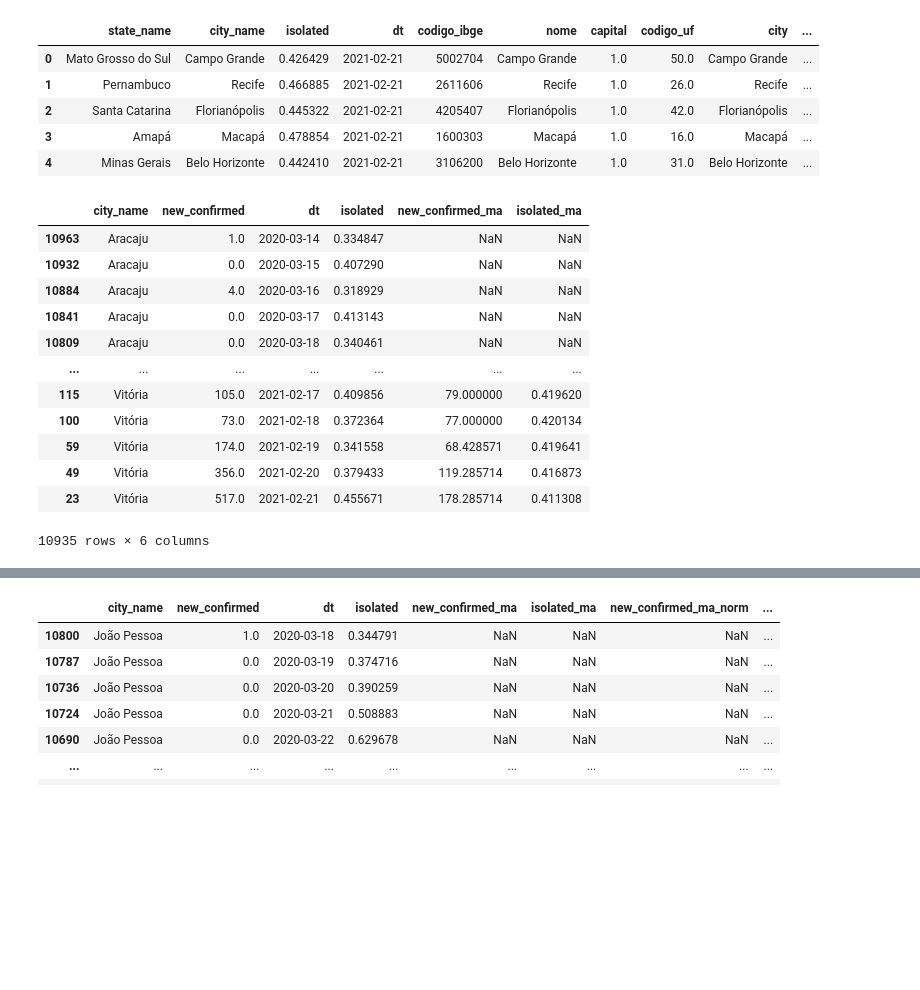
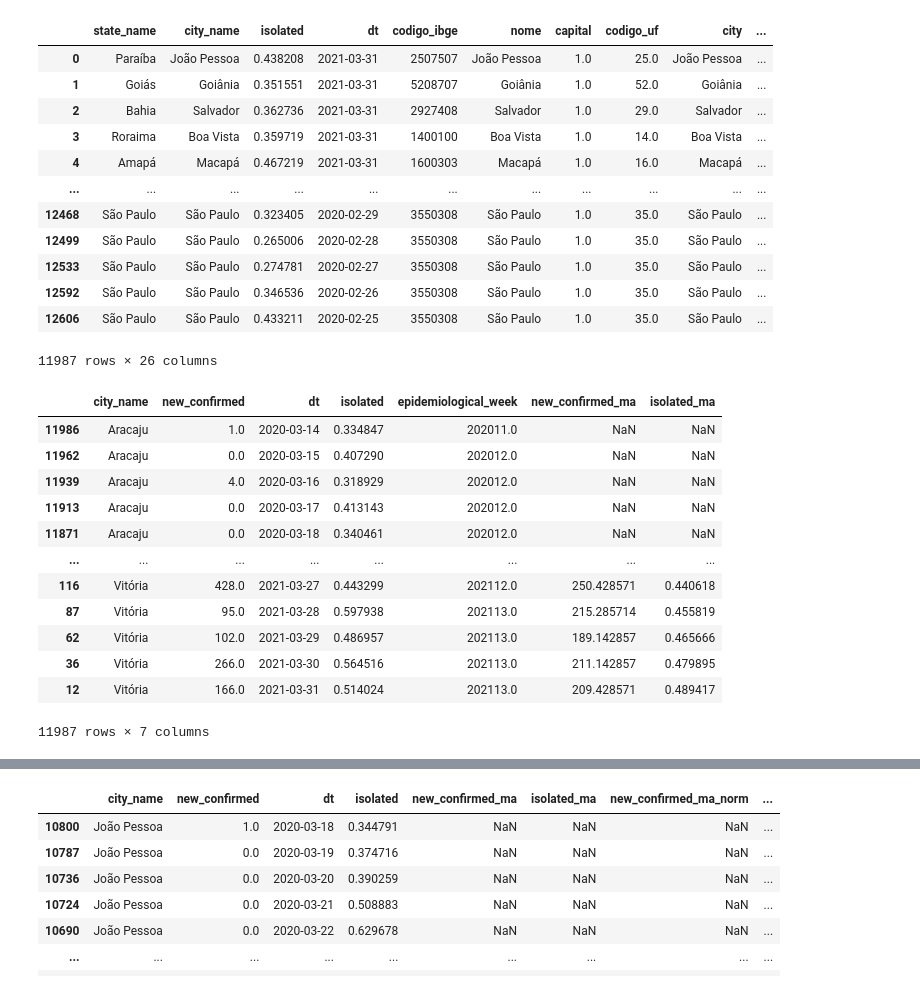
Before and after one commit to mirianbatista/covid-fatores, a Jupyter notebook: covid_isolamento_capitais.ipynb, the cells around one changed output, grey strips where cells are left out. Cells and saved outputs as stored; diff of their text form; code cells hidden in the pictures; blank space fills up the shorter version.

```diff
--- a/covid_isolamento_capitais.ipynb
+++ b/covid_isolamento_capitais.ipynb
@@ -19,8 +19,9 @@ token = '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'
 github_session = requests.Session()
 github_session.auth = (username, token)
 url = "https://raw.githubusercontent.com/mirianbatista/tcc/master/Social%20Distancing%20Index%20by%20Cities.csv?token=AEB5Z32ILZOHSRH5XEPFTATAWVHRA"
-download = github_session.get(url).content
-mob = pd.read_csv(io.StringIO(download.decode('utf-8')), parse_dates=["dt"])
+#download = github_session.get(url).content
+#mob = pd.read_csv(io.StringIO(download.decode('utf-8')), parse_dates=["dt"])
+mob = pd.read_csv("https://raw.githubusercontent.com/mirianbatista/tcc/master/Social%20Distancing%20Index%20by%20Cities.csv", parse_dates=["dt"])
 
 codmun = pd.read_csv("https://raw.githubusercontent.com/kelvins/Municipios-Brasileiros/main/csv/municipios.csv",
                      usecols=["codigo_ibge", "nome", "codigo_uf", "capital"], dtype={"codigo_ibge": str})
@@ -29,16 +30,23 @@ mobcod = pd.merge(mob, codmun, left_on="city_name", right_on="nome", how="left")
 mob_capitais = mobcod.loc[mobcod.capital == 1]
 mob_covid_capitais = pd.merge(mob_capitais, covid, left_on=["codigo_ibge", "dt"], right_on=["city_ibge_code", "date"], how="left").dropna()
 # %%
-mob_covid_capitais.head()
+mob_covid_capitais
 # %% [output]
 |  | state_name | city_name | isolated | dt | codigo_ibge | nome | capital | codigo_uf | city | ... |
-| 0 | Mato Grosso do Sul | Campo Grande | 0.426429 | 2021-02-21 | 5002704 | Campo Grande | 1.0 | 50.0 | Campo Grande | ... |
-| 1 | Pernambuco | Recife | 0.466885 | 2021-02-21 | 2611606 | Recife | 1.0 | 26.0 | Recife | ... |
-| 2 | Santa Catarina | Florianópolis | 0.445322 | 2021-02-21 | 4205407 | Florianópolis | 1.0 | 42.0 | Florianópolis | ... |
-| 3 | Amapá | Macapá | 0.478854 | 2021-02-21 | 1600303 | Macapá | 1.0 | 16.0 | Macapá | ... |
-| 4 | Minas Gerais | Belo Horizonte | 0.442410 | 2021-02-21 | 3106200 | Belo Horizonte | 1.0 | 31.0 | Belo Horizonte | ... |
+| 0 | Paraíba | João Pessoa | 0.438208 | 2021-03-31 | 2507507 | João Pessoa | 1.0 | 25.0 | João Pessoa | ... |
+| 1 | Goiás | Goiânia | 0.351551 | 2021-03-31 | 5208707 | Goiânia | 1.0 | 52.0 | Goiânia | ... |
+| 2 | Bahia | Salvador | 0.362736 | 2021-03-31 | 2927408 | Salvador | 1.0 | 29.0 | Salvador | ... |
+| 3 | Roraima | Boa Vista | 0.359719 | 2021-03-31 | 1400100 | Boa Vista | 1.0 | 14.0 | Boa Vista | ... |
+| 4 | Amapá | Macapá | 0.467219 | 2021-03-31 | 1600303 | Macapá | 1.0 | 16.0 | Macapá | ... |
+| ... | ... | ... | ... | ... | ... | ... | ... | ... | ... | ... |
+| 12468 | São Paulo | São Paulo | 0.323405 | 2020-02-29 | 3550308 | São Paulo | 1.0 | 35.0 | São Paulo | ... |
+| 12499 | São Paulo | São Paulo | 0.265006 | 2020-02-28 | 3550308 | São Paulo | 1.0 | 35.0 | São Paulo | ... |
+| 12533 | São Paulo | São Paulo | 0.274781 | 2020-02-27 | 3550308 | São Paulo | 1.0 | 35.0 | São Paulo | ... |
+| 12592 | São Paulo | São Paulo | 0.346536 | 2020-02-26 | 3550308 | São Paulo | 1.0 | 35.0 | São Paulo | ... |
+| 12606 | São Paulo | São Paulo | 0.433211 | 2020-02-25 | 3550308 | São Paulo | 1.0 | 35.0 | São Paulo | ... |
+11987 rows × 26 columns
 # %%
-casos_datas = mob_covid_capitais[['city_name','new_confirmed','dt','isolated']].sort_values(by = ['city_name', 'dt'])
+casos_datas = mob_covid_capitais[['city_name','new_confirmed','dt','isolated','epidemiological_week']].sort_values(by = ['city_name', 'dt'])
 #casos_datas['new_confirmed_ma'] = casos_datas.groupby('city_name').rolling(7)['new_confirmed'].mean().dropna().reset_index(drop=True)
 casos_datas['new_confirmed_ma'] = casos_datas.groupby('city_name').new_confirmed.transform(lambda x: x.rolling(7).mean())
 #casos_datas['isolated_ma'] = casos_datas.groupby('city_name').rolling(7)['isolated'].mean().dropna().reset_index(drop=True)
@@ -46,19 +54,19 @@ casos_datas['isolated_ma'] = casos_datas.groupby('city_name').isolated.transform
 #casos_datas = mob_covid_capitais[['city_name','new_confirmed','epidemiological_week','isolated']].sort_values(by='epidemiological_week')
 casos_datas
 # %% [output]
-|  | city_name | new_confirmed | dt | isolated | new_confirmed_ma | isolated_ma |
-| 10963 | Aracaju | 1.0 | 2020-03-14 | 0.334847 | NaN | NaN |
-| 10932 | Aracaju | 0.0 | 2020-03-15 | 0.407290 | NaN | NaN |
-| 10884 | Aracaju | 4.0 | 2020-03-16 | 0.318929 | NaN | NaN |
-| 10841 | Aracaju | 0.0 | 2020-03-17 | 0.413143 | NaN | NaN |
-| 10809 | Aracaju | 0.0 | 2020-03-18 | 0.340461 | NaN | NaN |
-| ... | ... | ... | ... | ... | ... | ... |
-| 115 | Vitória | 105.0 | 2021-02-17 | 0.409856 | 79.000000 | 0.419620 |
-| 100 | Vitória | 73.0 | 2021-02-18 | 0.372364 | 77.000000 | 0.420134 |
-| 59 | Vitória | 174.0 | 2021-02-19 | 0.341558 | 68.428571 | 0.419641 |
-| 49 | Vitória | 356.0 | 2021-02-20 | 0.379433 | 119.285714 | 0.416873 |
-| 23 | Vitória | 517.0 | 2021-02-21 | 0.455671 | 178.285714 | 0.411308 |
+|  | city_name | new_confirmed | dt | isolated | epidemiological_week | new_confirmed_ma | isolated_ma |
+| 11986 | Aracaju | 1.0 | 2020-03-14 | 0.334847 | 202011.0 | NaN | NaN |
+| 11962 | Aracaju | 0.0 | 2020-03-15 | 0.407290 | 202012.0 | NaN | NaN |
+| 11939 | Aracaju | 4.0 | 2020-03-16 | 0.318929 | 202012.0 | NaN | NaN |
+| 11913 | Aracaju | 0.0 | 2020-03-17 | 0.413143 | 202012.0 | NaN | NaN |
+| 11871 | Aracaju | 0.0 | 2020-03-18 | 0.340461 | 202012.0 | NaN | NaN |
+| ... | ... | ... | ... | ... | ... | ... | ... |
+| 116 | Vitória | 428.0 | 2021-03-27 | 0.443299 | 202112.0 | 250.428571 | 0.440618 |
+| 87 | Vitória | 95.0 | 2021-03-28 | 0.597938 | 202113.0 | 215.285714 | 0.455819 |
+| 62 | Vitória | 102.0 | 2021-03-29 | 0.486957 | 202113.0 | 189.142857 | 0.465666 |
+| 36 | Vitória | 266.0 | 2021-03-30 | 0.564516 | 202113.0 | 211.142857 | 0.479895 |
+| 12 | Vitória | 166.0 | 2021-03-31 | 0.514024 | 202113.0 | 209.428571 | 0.489417 |
-10935 rows × 6 columns
+11987 rows × 7 columns
 # %%
 casos_datas_melt = casos_datas.melt(id_vars=['dt', 'city_name'], value_vars=["new_confirmed_ma", "isolated_ma"])
 fig = px.line(casos_datas, x="dt", y="new_confirmed_ma", facet_col="city_name", facet_col_wrap=9)
```
Also changed, not shown: parts of 11 cells of this notebook.
